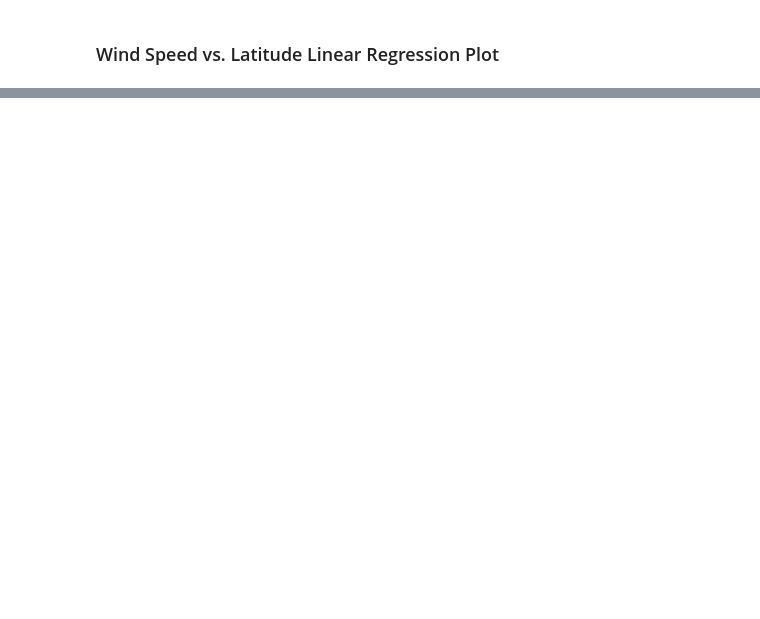
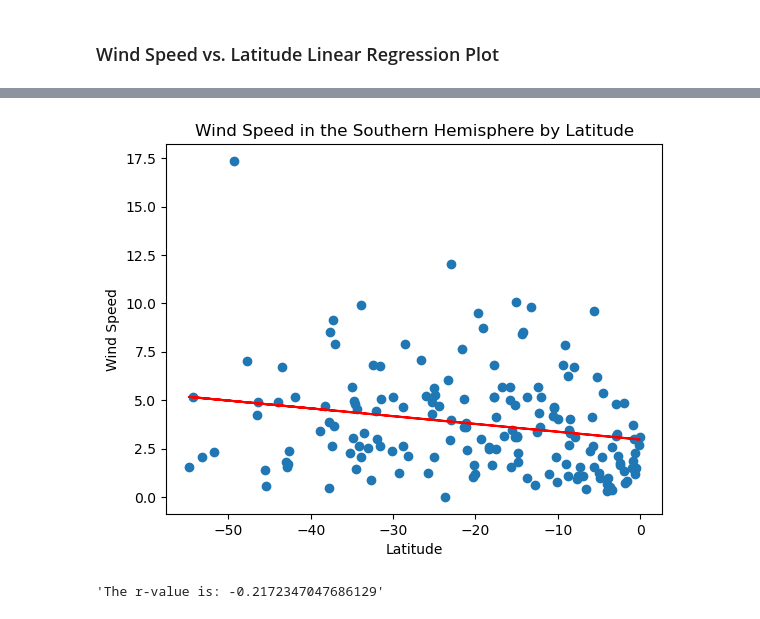
Before and after one commit to atulshi/python-api-challenge, a Jupyter notebook: WeatherPy/WeatherPy.ipynb, the cells around one changed output, grey strips where cells are left out. Saved outputs shown, nothing was run; the diff lists cells and outputs as text; code cells hidden in the pictures; blank space fills up the shorter version.

```diff
--- a/WeatherPy/WeatherPy.ipynb
+++ b/WeatherPy/WeatherPy.ipynb
@@ -365,0 +373,6 @@ The calculated r value for both the data sets are closer towards zero. It sugges
+# %%
+# Southern Hemisphere
+linreg(southern_df["Lat"], southern_df["Wind Speed"], "Wind Speed in the Southern Hemisphere by Latitude", "Latitude", "Wind Speed")
+# %% [output]
+[figure, added]
+'The r-value is: -0.2172347047686129'
```
Also changed, not shown: parts of 11 cells of this notebook.
